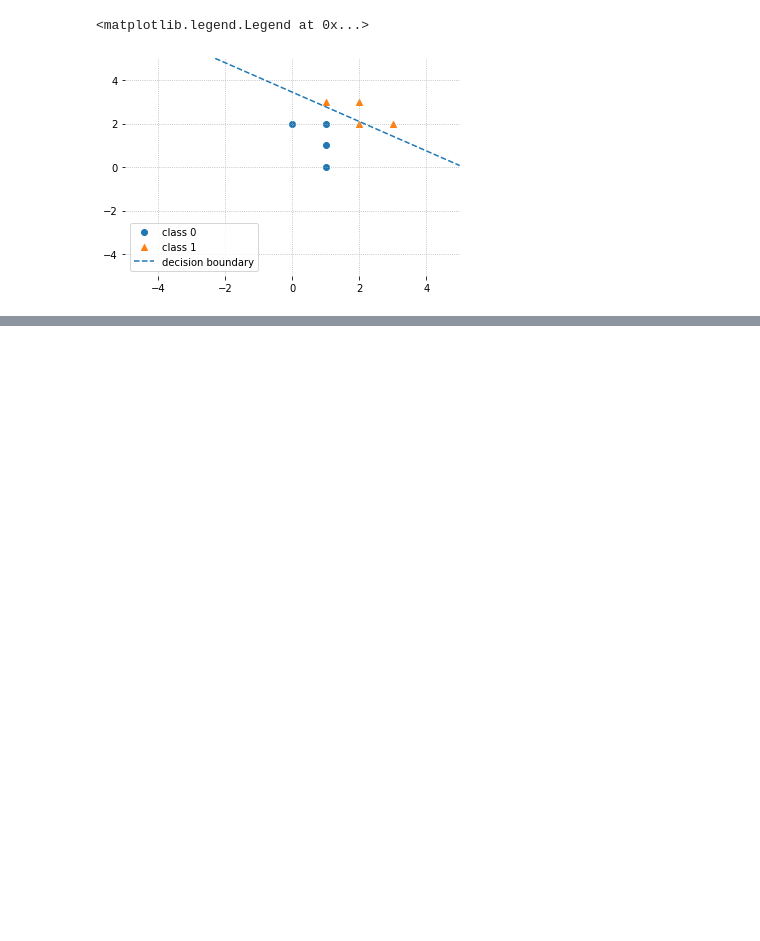
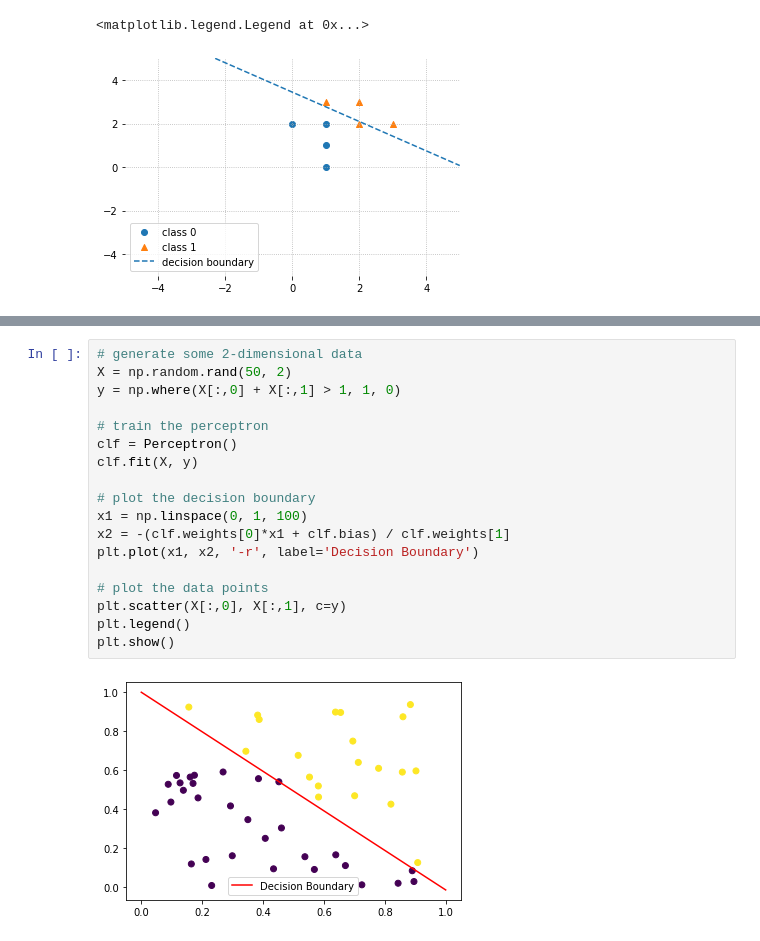
Before and after one commit to dobeok/noob-stuff, a Jupyter notebook: perceptron.ipynb, the cells around one changed output, grey strips where cells are left out. Drawn from its saved outputs; the diff is of its cells as text; blank space fills up the shorter version.

Commit message:
added perceptron class

```diff
--- a/perceptron.ipynb
+++ b/perceptron.ipynb
@@ -122,0 +161,20 @@ ax.legend()
+# %%
+# generate some 2-dimensional data
+X = np.random.rand(50, 2)
+y = np.where(X[:,0] + X[:,1] > 1, 1, 0)
+
+# train the perceptron
+clf = Perceptron()
+clf.fit(X, y)
+
+# plot the decision boundary
+x1 = np.linspace(0, 1, 100)
+x2 = -(clf.weights[0]*x1 + clf.bias) / clf.weights[1]
+plt.plot(x1, x2, '-r', label='Decision Boundary')
+
+# plot the data points
+plt.scatter(X[:,0], X[:,1], c=y)
+plt.legend()
+plt.show()
+# %% [output]
+[figure, added]
```
Also changed, not shown: parts of 3 cells of this notebook.
